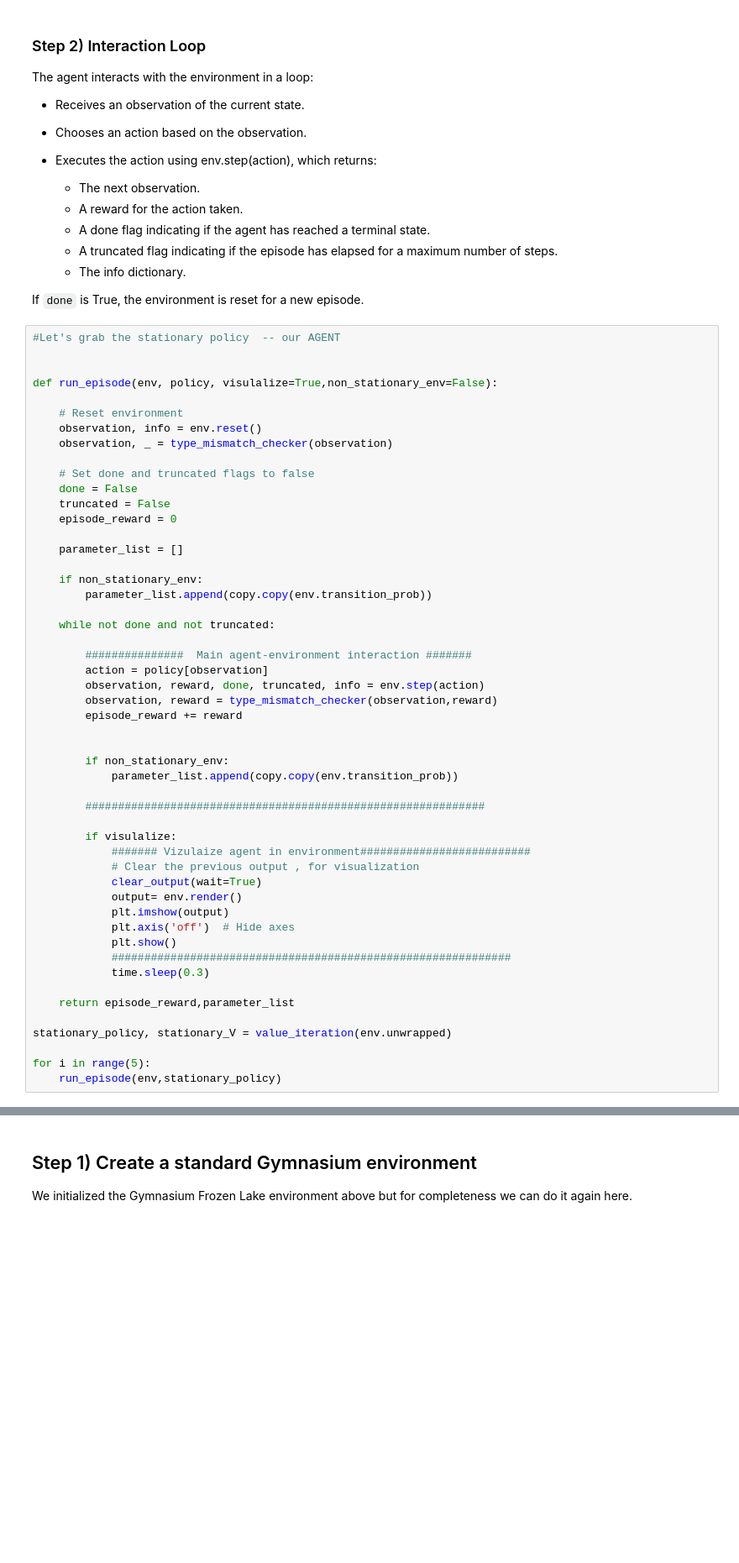
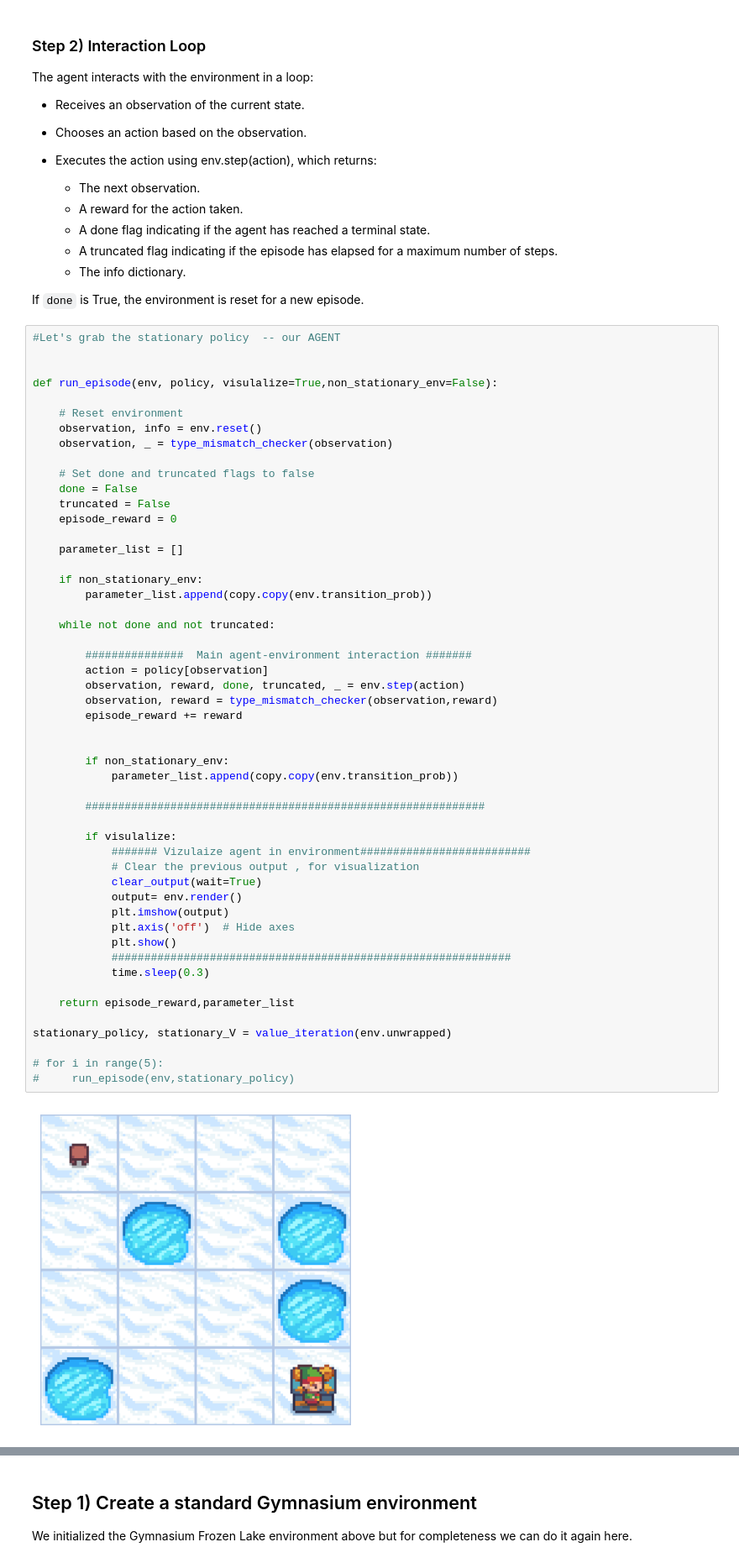
Before and after one commit to scope-lab-vu/ns_gym, a Jupyter notebook: tutorial.ipynb, the cells around one changed output, grey strips where cells are left out. Shown at 84% size. Drawn from its saved outputs; the diff is of its cells as text; blank space fills up the shorter version.

```diff
--- a/tutorial.ipynb
+++ b/tutorial.ipynb
@@ -142,36 +142,38 @@ def run_episode(env, policy, visulalize=True,non_stationary_env=False):
         parameter_list.append(copy.copy(env.transition_prob))
 
     while not done and not truncated:
 
         ###############  Main agent-environment interaction #######
         action = policy[observation]
-        observation, reward, done, truncated, info = env.step(action)
+        observation, reward, done, truncated, _ = env.step(action)
         observation, reward = type_mismatch_checker(observation,reward)
         episode_reward += reward
 
 
         if non_stationary_env:
             parameter_list.append(copy.copy(env.transition_prob))
 
         #############################################################
 
         if visulalize:
             ####### Vizulaize agent in environment##########################
             # Clear the previous output , for visualization
             clear_output(wait=True)
             output= env.render()
             plt.imshow(output)
             plt.axis('off')  # Hide axes
             plt.show()
             #############################################################
             time.sleep(0.3)
 
     return episode_reward,parameter_list
 
 stationary_policy, stationary_V = value_iteration(env.unwrapped)
 
-for i in range(5):
-    run_episode(env,stationary_policy)
+# for i in range(5):
+#     run_episode(env,stationary_policy)
+# %% [output]
+[figure, added]
 # %% [markdown]
 # **Integrating NS-Gym** -- what if at each decision epoch the environment becomes more slippery?
 
```
Also changed, not shown: parts of 16 cells of this notebook, 3 other files.
